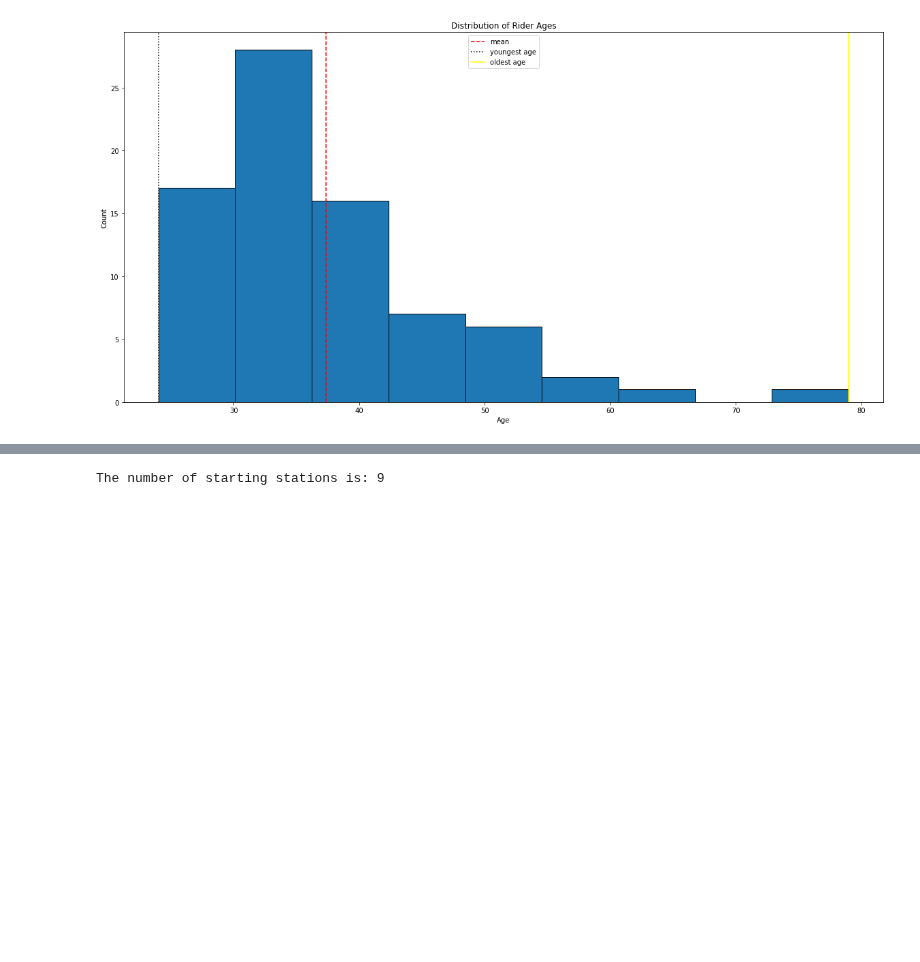
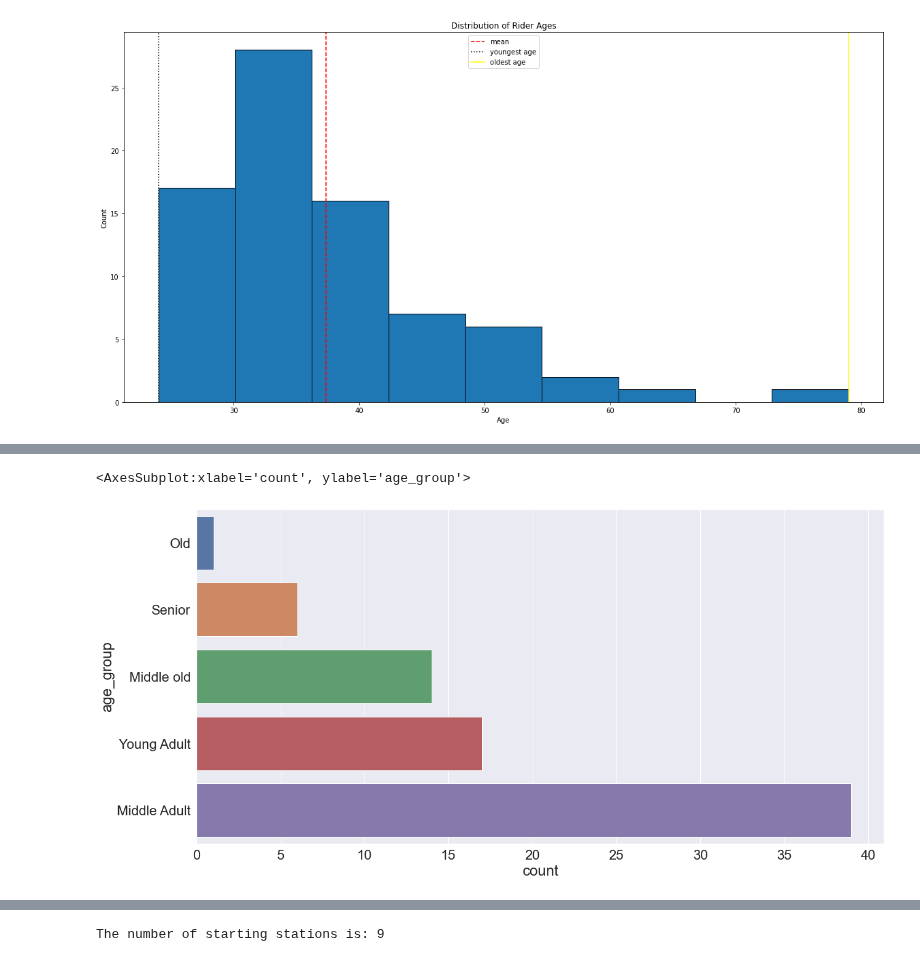
Before and after one commit to joeelorm/Projects, a Jupyter notebook: Data Cleaning/Data Cleaning.ipynb, the cells around one changed output, grey strips where cells are left out. Drawn from its saved outputs; the diff is of its cells as text; code cells hidden in the pictures; blank space fills up the shorter version.

```diff
--- a/Data Cleaning/Data Cleaning.ipynb
+++ b/Data Cleaning/Data Cleaning.ipynb
@@ -497,0 +531,7 @@ plt.show()
+# %%
+plt.figure(figsize = (20, 10))
+sns.countplot(y = 'age_group', data = ride_sharing_sub,
+              order = ride_sharing_sub['age_group'].value_counts(ascending = True).index)
+# %% [output]
+<AxesSubplot:xlabel='count', ylabel='age_group'>
+[figure, added]
```
Also changed, not shown: parts of 10 cells of this notebook.
